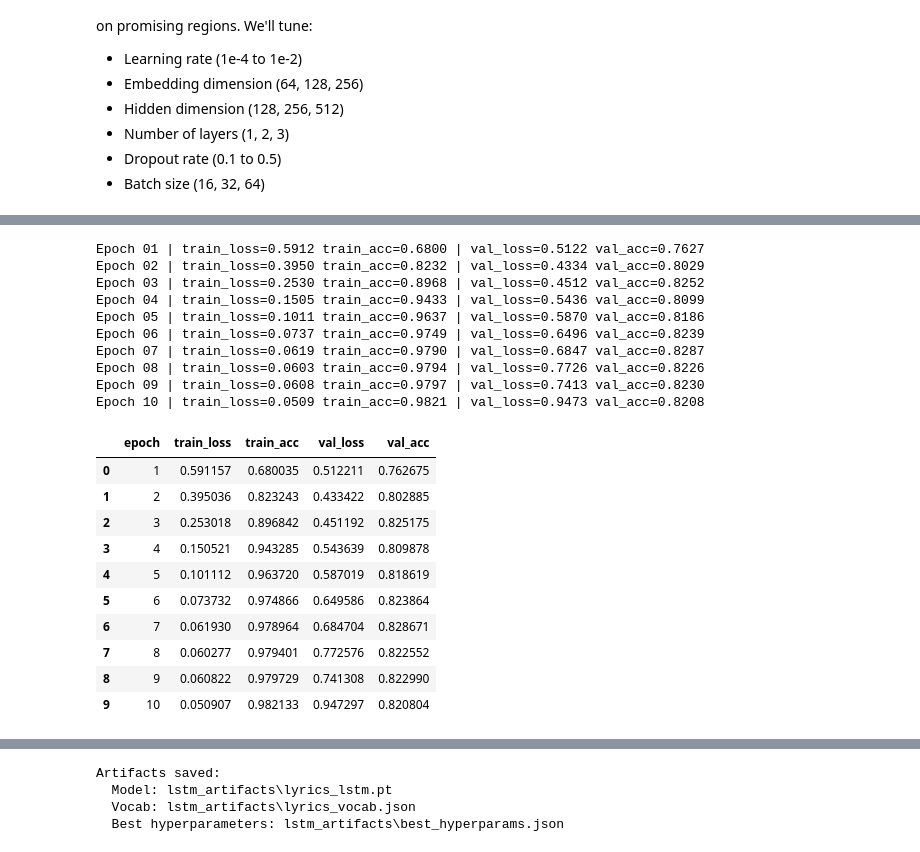
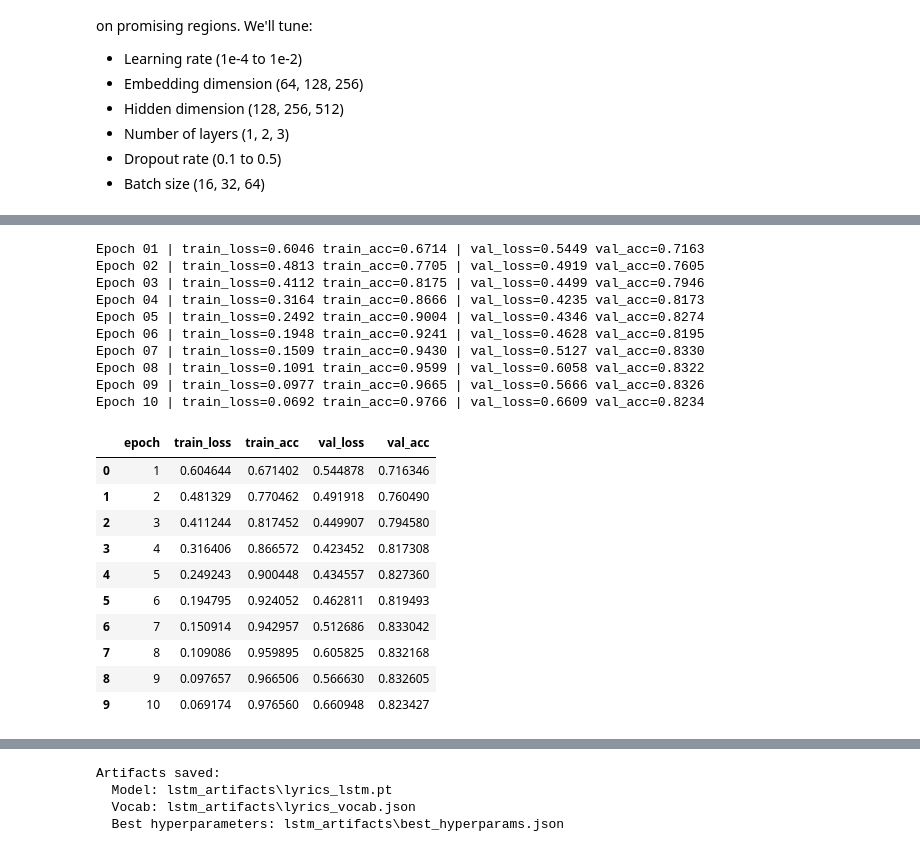
Before and after one commit to lemonmelonn/devanasokan_fyp, a Jupyter notebook: 05_model_training/model2_lstm_tuning.ipynb, the cells around one changed output, grey strips where cells are left out. Saved outputs shown, nothing was run; the diff lists cells and outputs as text; code cells hidden in the pictures.

Commit message:
modified model evaluation parts

```diff
--- a/05_model_training/model2_lstm_tuning.ipynb
+++ b/05_model_training/model2_lstm_tuning.ipynb
@@ -82,0 +51,5 @@ test: (2288, 3) {0: 1144, 1: 1144}
+# %%
+# Load the datasets (Ratio of 80:10:10 for train, validation, and test sets)
+train_df = pd.read_csv("C:/Users/User/Documents/devanasokan_fyp/modeldata/train80.csv")
+val_df = pd.read_csv("C:/Users/User/Documents/devanasokan_fyp/modeldata/val10.csv")
+test_df = pd.read_csv("C:/Users/User/Documents/devanasokan_fyp/modeldata/test10.csv")
@@ -89,7 +87,7 @@ def tokenize(text: str) -> list[str]:
 
 
 counter = Counter()
-for text in train_df["clean_verse"]:
+for text in train_df["verse"]:
     counter.update(tokenize(text))
 
 vocab = tokenizer.get_vocab()
@@ -124,7 +122,7 @@ sample ids: [2026, 2026, 2092, 2009, 2003, 25085, 2066, 2057, 2024, 2035, 2183,
 # %%
 class LyricsDataset(Dataset):
     def __init__(self, frame: pd.DataFrame):
-        self.texts = frame["clean_verse"].tolist()
+        self.texts = frame["verse"].tolist()
         self.labels = frame["label"].astype(np.float32).tolist()
 
     def __len__(self) -> int:
@@ -190,6 +188,7 @@ def run_epoch(model, loader: DataLoader, criterion, optimizer=None, training: bo
 
     total_loss = 0.0
     all_predictions = []
+    all_probs = []
     all_targets = []
 
     for input_ids, lengths, labels in loader:
@@ -206,14 +205,18 @@ def run_epoch(model, loader: DataLoader, criterion, optimizer=None, training: bo
                 loss.backward()
                 optimizer.step()
 
-        predictions = (torch.sigmoid(logits) >= 0.5).long()
+        # Get probability scores
+        probs = torch.sigmoid(logits)
+        all_probs.extend(probs.detach().cpu().tolist())
+
+        predictions = (probs >= 0.5).long()
         all_predictions.extend(predictions.detach().cpu().tolist())
         all_targets.extend(labels.detach().cpu().long().tolist())
         total_loss += loss.item() * input_ids.size(0)
 
     average_loss = total_loss / len(loader.dataset)
     accuracy = accuracy_score(all_targets, all_predictions)
-    return average_loss, accuracy
+    return average_loss, accuracy, all_targets, all_probs, all_predictions
 # %%
 import optuna
 from optuna.pruners import MedianPruner
@@ -355,55 +369,55 @@ LSTMClassifier(
 )
 # %%
-num_epochs = 10
+num_epochs = 10 # Maybe change, might be overfitting, but we can use early stopping to prevent that
 best_val_loss = float("inf")
 best_model_path = Path("lstm_lyrics_classifier.pt")
 history = []
 
 for epoch in range(1, num_epochs + 1):
-    train_loss, train_acc = run_epoch(model, train_loader, criterion, optimizer, training=True)
-    val_loss, val_acc = run_epoch(model, val_loader, criterion, training=False)
+    train_loss, train_acc, train_targets, train_probs, train_predictions = run_epoch(model, train_loader, criterion, optimizer, training=True)
+    val_loss, val_acc, val_targets, val_probs, val_predictions = run_epoch(model, val_loader, criterion, training=False)
 
     history.append(
         {
             "epoch": epoch,
             "train_loss": train_loss,
             "train_acc": train_acc,
             "val_loss": val_loss,
             "val_acc": val_acc,
         }
     )
 
     print(
         f"Epoch {epoch:02d} | "
         f"train_loss={train_loss:.4f} train_acc={train_acc:.4f} | "
         f"val_loss={val_loss:.4f} val_acc={val_acc:.4f}"
     )
 
     if val_loss < best_val_loss:
         best_val_loss = val_loss
         torch.save(model.state_dict(), best_model_path)
 
 history_df = pd.DataFrame(history)
 history_df
 # %% [output]
-Epoch 01 | train_loss=0.5912 train_acc=0.6800 | val_loss=0.5122 val_acc=0.7627
-Epoch 02 | train_loss=0.3950 train_acc=0.8232 | val_loss=0.4334 val_acc=0.8029
-Epoch 03 | train_loss=0.2530 train_acc=0.8968 | val_loss=0.4512 val_acc=0.8252
-Epoch 04 | train_loss=0.1505 train_acc=0.9433 | val_loss=0.5436 val_acc=0.8099
-Epoch 05 | train_loss=0.1011 train_acc=0.9637 | val_loss=0.5870 val_acc=0.8186
-Epoch 06 | train_loss=0.0737 train_acc=0.9749 | val_loss=0.6496 val_acc=0.8239
-Epoch 07 | train_loss=0.0619 train_acc=0.9790 | val_loss=0.6847 val_acc=0.8287
-Epoch 08 | train_loss=0.0603 train_acc=0.9794 | val_loss=0.7726 val_acc=0.8226
-Epoch 09 | train_loss=0.0608 train_acc=0.9797 | val_loss=0.7413 val_acc=0.8230
-Epoch 10 | train_loss=0.0509 train_acc=0.9821 | val_loss=0.9473 val_acc=0.8208
+Epoch 01 | train_loss=0.6046 train_acc=0.6714 | val_loss=0.5449 val_acc=0.7163
+Epoch 02 | train_loss=0.4813 train_acc=0.7705 | val_loss=0.4919 val_acc=0.7605
+Epoch 03 | train_loss=0.4112 train_acc=0.8175 | val_loss=0.4499 val_acc=0.7946
+Epoch 04 | train_loss=0.3164 train_acc=0.8666 | val_loss=0.4235 val_acc=0.8173
+Epoch 05 | train_loss=0.2492 train_acc=0.9004 | val_loss=0.4346 val_acc=0.8274
+Epoch 06 | train_loss=0.1948 train_acc=0.9241 | val_loss=0.4628 val_acc=0.8195
+Epoch 07 | train_loss=0.1509 train_acc=0.9430 | val_loss=0.5127 val_acc=0.8330
+Epoch 08 | train_loss=0.1091 train_acc=0.9599 | val_loss=0.6058 val_acc=0.8322
+Epoch 09 | train_loss=0.0977 train_acc=0.9665 | val_loss=0.5666 val_acc=0.8326
+Epoch 10 | train_loss=0.0692 train_acc=0.9766 | val_loss=0.6609 val_acc=0.8234
 |  | epoch | train_loss | train_acc | val_loss | val_acc |
-| 0 | 1 | 0.591157 | 0.680035 | 0.512211 | 0.762675 |
-| 1 | 2 | 0.395036 | 0.823243 | 0.433422 | 0.802885 |
-| 2 | 3 | 0.253018 | 0.896842 | 0.451192 | 0.825175 |
-| 3 | 4 | 0.150521 | 0.943285 | 0.543639 | 0.809878 |
-| 4 | 5 | 0.101112 | 0.963720 | 0.587019 | 0.818619 |
-| 5 | 6 | 0.073732 | 0.974866 | 0.649586 | 0.823864 |
-| 6 | 7 | 0.061930 | 0.978964 | 0.684704 | 0.828671 |
-| 7 | 8 | 0.060277 | 0.979401 | 0.772576 | 0.822552 |
-| 8 | 9 | 0.060822 | 0.979729 | 0.741308 | 0.822990 |
-| 9 | 10 | 0.050907 | 0.982133 | 0.947297 | 0.820804 |
+| 0 | 1 | 0.604644 | 0.671402 | 0.544878 | 0.716346 |
+| 1 | 2 | 0.481329 | 0.770462 | 0.491918 | 0.760490 |
+| 2 | 3 | 0.411244 | 0.817452 | 0.449907 | 0.794580 |
+| 3 | 4 | 0.316406 | 0.866572 | 0.423452 | 0.817308 |
+| 4 | 5 | 0.249243 | 0.900448 | 0.434557 | 0.827360 |
+| 5 | 6 | 0.194795 | 0.924052 | 0.462811 | 0.819493 |
+| 6 | 7 | 0.150914 | 0.942957 | 0.512686 | 0.833042 |
+| 7 | 8 | 0.109086 | 0.959895 | 0.605825 | 0.832168 |
+| 8 | 9 | 0.097657 | 0.966506 | 0.566630 | 0.832605 |
+| 9 | 10 | 0.069174 | 0.976560 | 0.660948 | 0.823427 |
```
Also changed, not shown: parts of 28 cells of this notebook, 5 other files.
